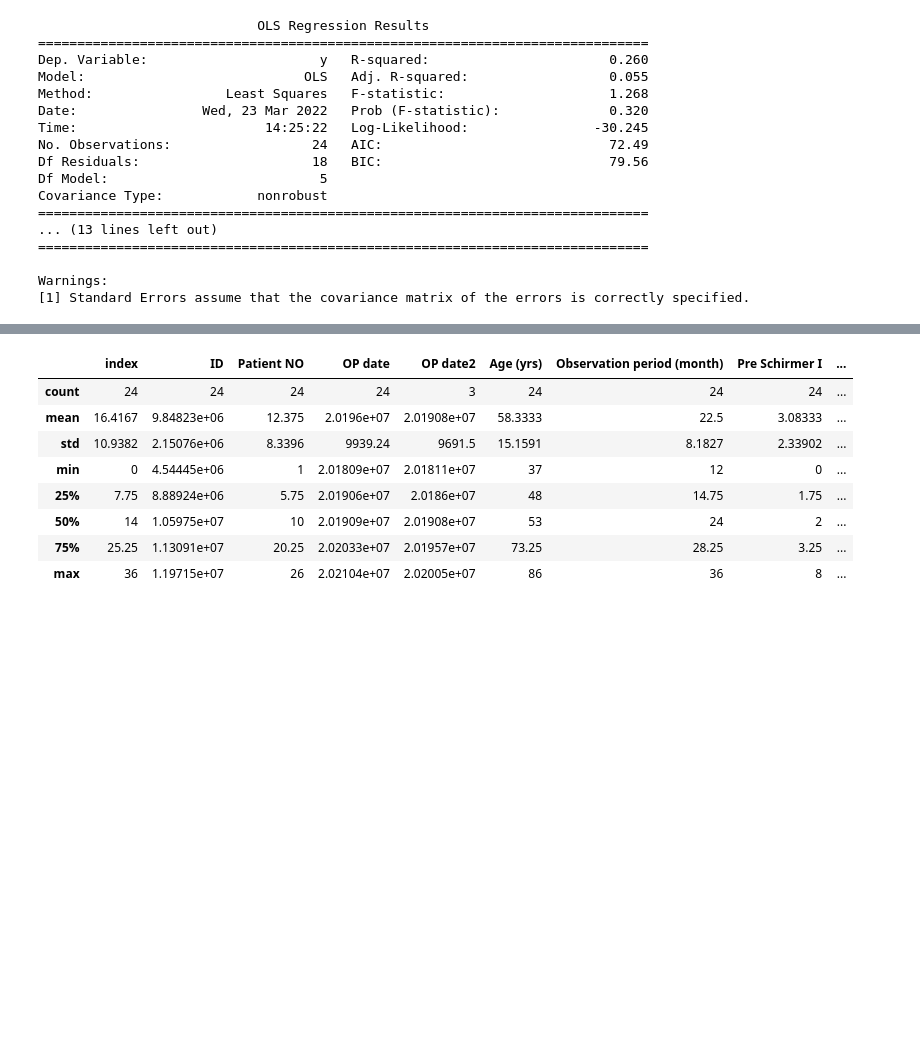
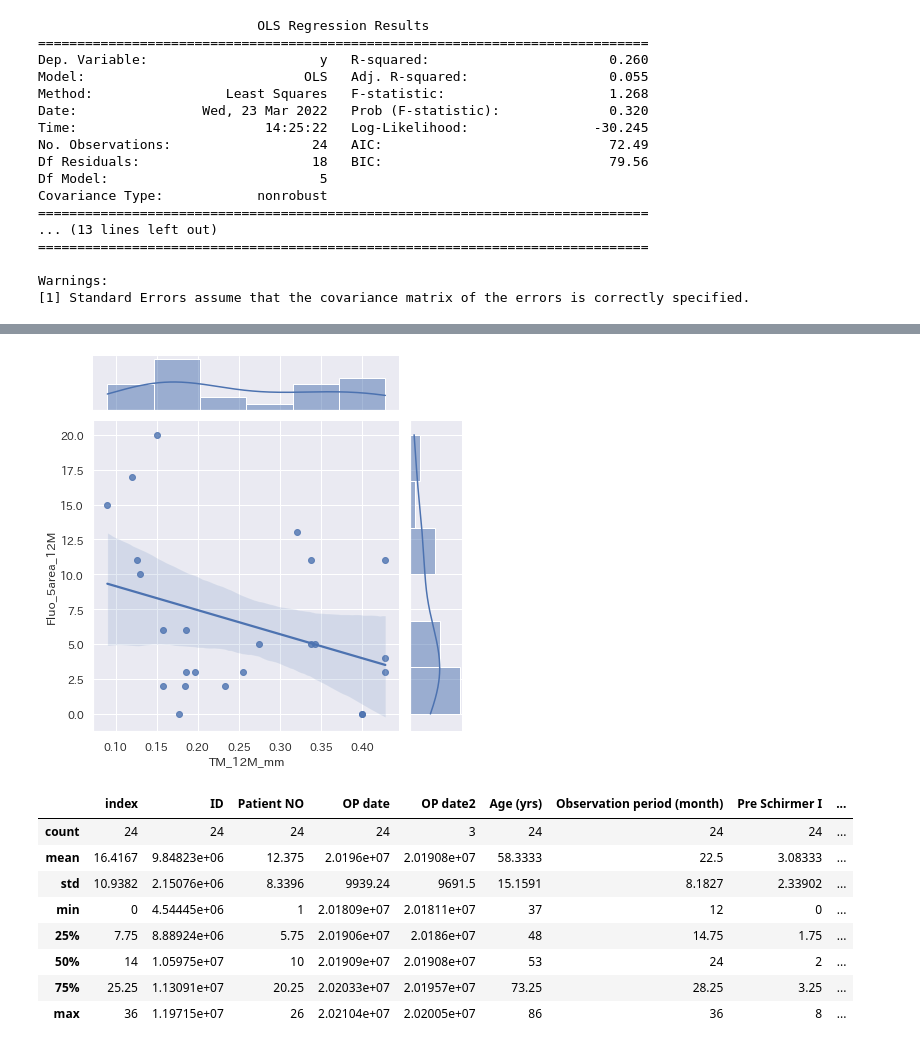
Before and after one commit to ykitaguchi77/statistics_for_articles, a Jupyter notebook: Canalicular_excision.ipynb, the cells around one changed output, grey strips where cells are left out. Cells and saved outputs as stored; diff of their text form; code cells hidden in the pictures; blank space fills up the shorter version.

```diff
--- a/Canalicular_excision.ipynb
+++ b/Canalicular_excision.ipynb
@@ -722,3 +814,10 @@ Warnings:
+# %%
+
+#ヒストグラムつきの散布図を作成
+sns.jointplot(x=df_long["TM_12M_mm"], y=df_long["Fluo_5area_12M"], kind='reg')
+plt.show()
+# %% [output]
+[figure, added]
 # %%
 df_long.describe().apply(lambda s: s.apply(lambda x: format(x, 'g')))
 # %% [output]
```
Also changed, not shown: parts of 18 cells of this notebook.
